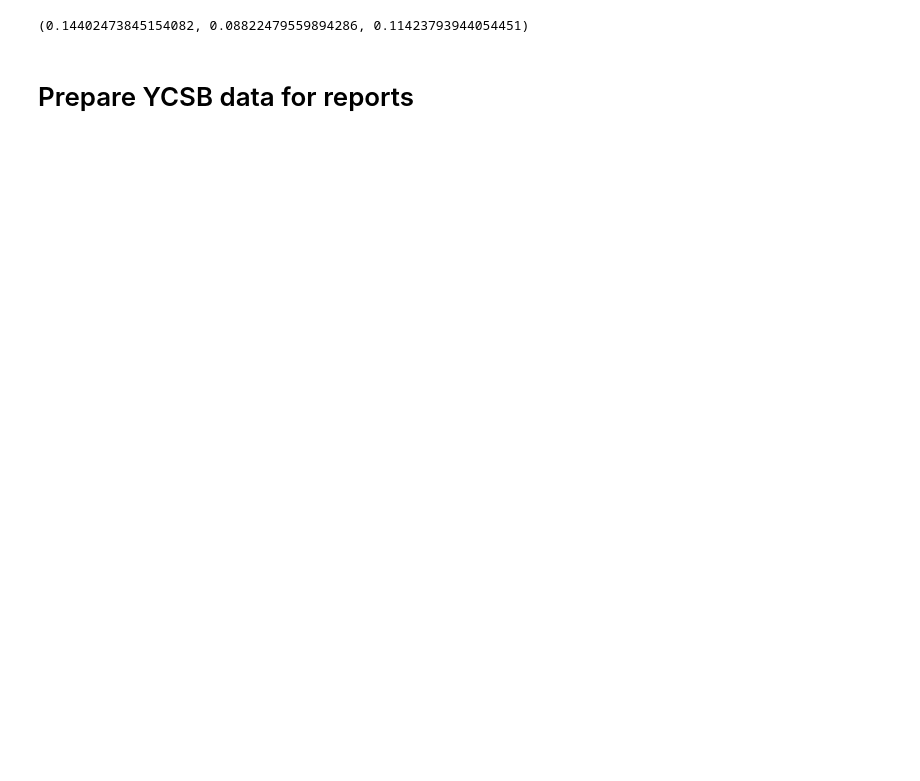
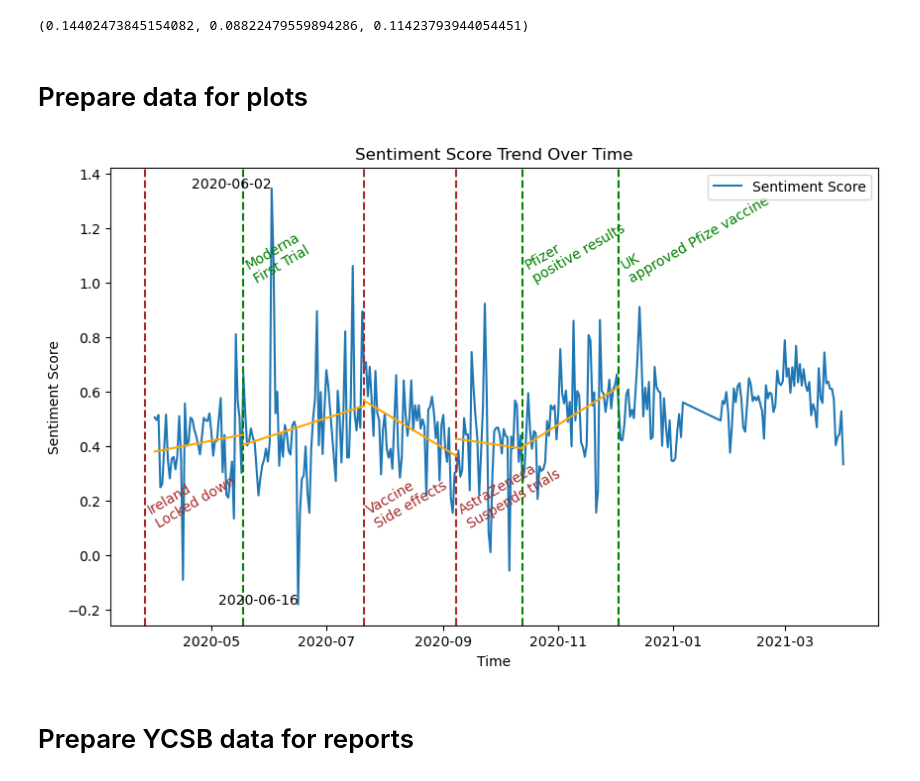
Before and after one commit to sbs22021/ca2-twitter, a Jupyter notebook: notebooks/11_Dashboard.ipynb, the cells around one changed output. Cells and saved outputs as stored; diff of their text form; code cells hidden in the pictures; blank space fills up the shorter version.

```diff
--- a/notebooks/11_Dashboard.ipynb
+++ b/notebooks/11_Dashboard.ipynb
@@ -25,9 +25,6 @@ from pyspark.ml.regression import LinearRegression
 from statsmodels.tsa.statespace.sarimax import SARIMAX
 from prophet import Prophet, plot
 
-
-%matplotlib inline
-plt.style.use('fivethirtyeight')
 sc.setLogLevel("ERROR")
 # %%
 # Load Data for models
@@ -204,5 +182,70 @@ prophet_rmse = np.sqrt(mean_squared_error(test["avg_sentiment_score"], prophet_p
 sarima_rmse,lr_rmse,prophet_rmse
 # %% [output]
 (0.14402473845154082, 0.08822479559894286, 0.11423793944054451)
+# %% [markdown]
+# Prepare data for plots
+# %%
+# Daily visualiation sentiment_score by Day
+daily_sentiment = data[['date','avg_sentiment_score']]
+daily_sentiment.set_index('date', inplace=True)
+daily_sentiment = daily_sentiment[(daily_sentiment.index >= start_date)]
+
+# Find outliers
+outliers = daily_sentiment[(daily_sentiment > 1.1) | (daily_sentiment < -0.1)]
+outliers.dropna(inplace=True)
+
+# Missing days by interpolating sentiment scores
+daily_sentiment = daily_sentiment.asfreq('D').interpolate()
+
+events = {
+    '2020-03-27': {'postive':0,'description': 'Ireland\nLocked down', 'url': "about:0"  },
+    '2020-05-18': {'postive':1,'description': 'Moderna\nFirst Trial', 'url': "https://www.theguardian.com/society/2020/may/18/first-human-trial-results-raise-hopes-for-coronavirus-vaccine"  },
+    '2020-07-21': {'postive':0,'description': 'Vaccine\nSide effects', 'url': 'https://www.wired.com/story/covid-19-vaccines-with-minor-side-effects-could-still-be-pretty-bad/'},
+    '2020-09-08': {'postive':0,'description': 'AstraZeneca\nSuspends trials', 'url': 'https://www.reuters.com/article/us-health-coronavirus-astrazeneca-idUSKBN25Z392'},
+    '2020-10-13': {'postive':1,'description': 'Pfizer\npositive results', 'url': 'https://www.pfizer.com/news/press-release/press-release-detail/pfizer-and-biontech-announce-positive-early-data-clinical'},
+    '2020-12-03': {'postive':1,'description': 'UK\napproved Pfize vaccine', 'url': 'https://www.nature.com/articles/d41586-020-03441-8'},
+}
+events_df = pd.DataFrame.from_dict(events, orient='index')
+events_df.index = pd.to_datetime(events_df.index)
+
+# Plot
+plt.figure(figsize=(10,6))
+plt.plot(daily_sentiment, label='Sentiment Score')
+
+# Add labels to the outliers
+for i in outliers.index:
+    plt.text(i, outliers.loc[i], i.strftime('%Y-%m-%d'), horizontalalignment='right')
+
+# Add vertical lines for key events
+for i in events_df.index:
+    event_text = events_df.loc[i, 'description']
+    event_positive = events_df.loc[i, 'postive']
+    d = 1 if event_positive == 1 else 0.1;
+    color = 'green' if event_positive == 1 else 'brown';
+    plt.axvline(x=i, color=color, linestyle='--')
+    plt.text(i, d, event_text, rotation=30, color=color, fontsize=10)
+
+# Add vertical lines for key events and compute trend lines between the events
+sorted_events = events_df.sort_index()
+prev_date = None
+for i in sorted_events.index:
+    # If there is a previous date, calculate trend line and plot it
+    if prev_date is not None:
+        # Select sentiment data between two events
+        sentiment_between = daily_sentiment[(daily_sentiment.index >= prev_date) & (daily_sentiment.index <= i)]
+        # Calculate trend line
+        z = np.polyfit(range(len(sentiment_between)), sentiment_between, 1).flatten()
+        p = np.poly1d(z)
+        plt.plot(sentiment_between.index, p(range(len(sentiment_between))), linestyle='-', color='orange')
+
+    prev_date = i
+
+plt.title('Sentiment Score Trend Over Time')
+plt.xlabel('Time')
+plt.ylabel('Sentiment Score')
+plt.legend()
+plt.show()
+# %% [output]
+[figure, added]
 # %% [markdown]
 # Prepare YCSB data for reports
```
Also changed, not shown: parts of 6 cells of this notebook.
